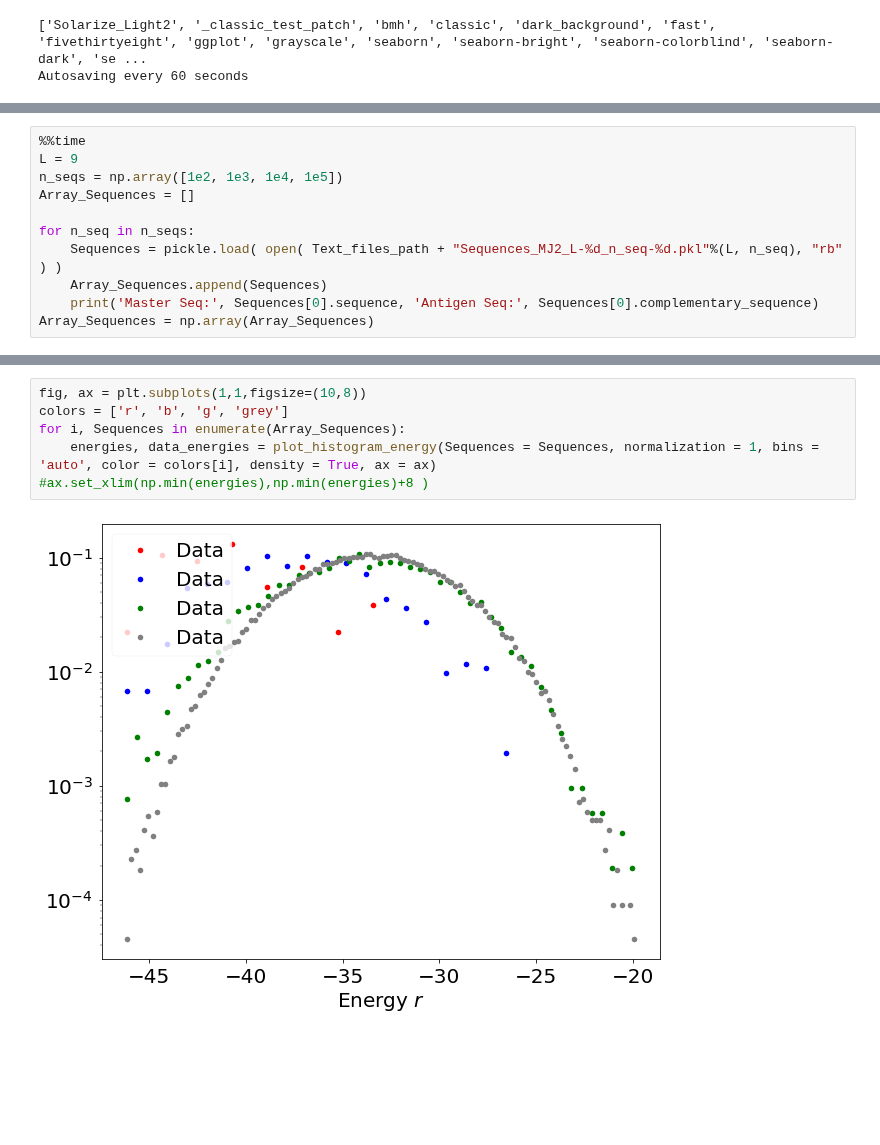
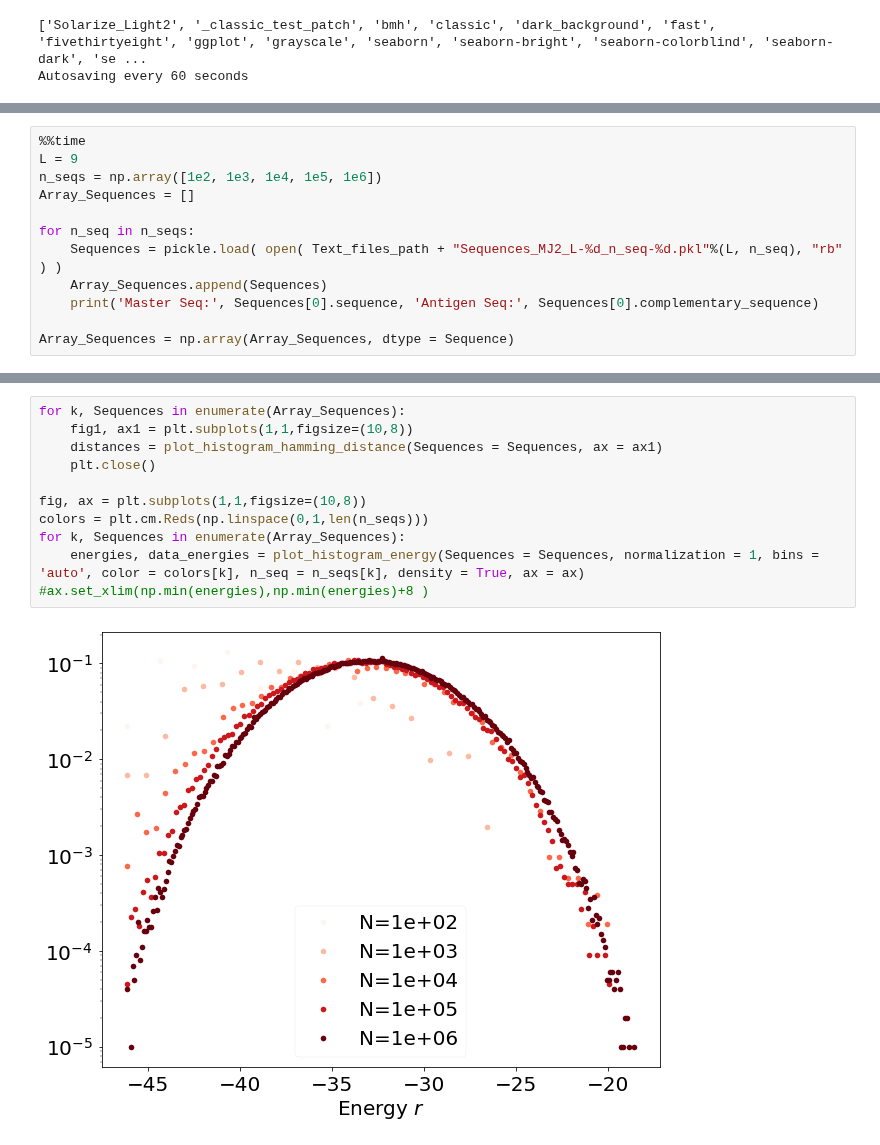
Before and after one commit to betoto008/Affinity_maturation, a Jupyter notebook: Jupyter_Notebooks/Shape_Space.ipynb, the cells around one changed output, grey strips where cells are left out. Drawn from its saved outputs; the diff is of its cells as text; blank space fills up the shorter version.

```diff
--- a/Jupyter_Notebooks/Shape_Space.ipynb
+++ b/Jupyter_Notebooks/Shape_Space.ipynb
@@ -34,14 +36,15 @@ Autosaving every 60 seconds
 # %%
 %%time
 L = 9
-n_seqs = np.array([1e2, 1e3, 1e4, 1e5])
+n_seqs = np.array([1e2, 1e3, 1e4, 1e5, 1e6])
 Array_Sequences = []
 
 for n_seq in n_seqs:
     Sequences = pickle.load( open( Text_files_path + "Sequences_MJ2_L-%d_n_seq-%d.pkl"%(L, n_seq), "rb" ) )
     Array_Sequences.append(Sequences)
     print('Master Seq:', Sequences[0].sequence, 'Antigen Seq:', Sequences[0].complementary_sequence)
-Array_Sequences = np.array(Array_Sequences)
+
+Array_Sequences = np.array(Array_Sequences, dtype = Sequence)
 # %% [output]
 Master Seq: ccccbbcbb Antigen Seq: kbbdsgesj
 Master Seq: ccccbbcbb Antigen Seq: kbbdsgesj
@@ -52,8 +56,13 @@ Wall time: 1.06 s
 # %%
+for k, Sequences in enumerate(Array_Sequences):
+    fig1, ax1 = plt.subplots(1,1,figsize=(10,8))
+    distances = plot_histogram_hamming_distance(Sequences = Sequences, ax = ax1)
+    plt.close()
+
 fig, ax = plt.subplots(1,1,figsize=(10,8))
-colors = ['r', 'b', 'g', 'grey']
-for i, Sequences in enumerate(Array_Sequences):
-    energies, data_energies = plot_histogram_energy(Sequences = Sequences, normalization = 1, bins = 'auto', color = colors[i], density = True, ax = ax)
+colors = plt.cm.Reds(np.linspace(0,1,len(n_seqs)))
+for k, Sequences in enumerate(Array_Sequences):
+    energies, data_energies = plot_histogram_energy(Sequences = Sequences, normalization = 1, bins = 'auto', color = colors[k], n_seq = n_seqs[k], density = True, ax = ax)
 #ax.set_xlim(np.min(energies),np.min(energies)+8 )
 # %% [output]
-[figure, old version]
+[figure, new version]
```
Also changed, not shown: parts of 7 cells of this notebook, 2 other files.
